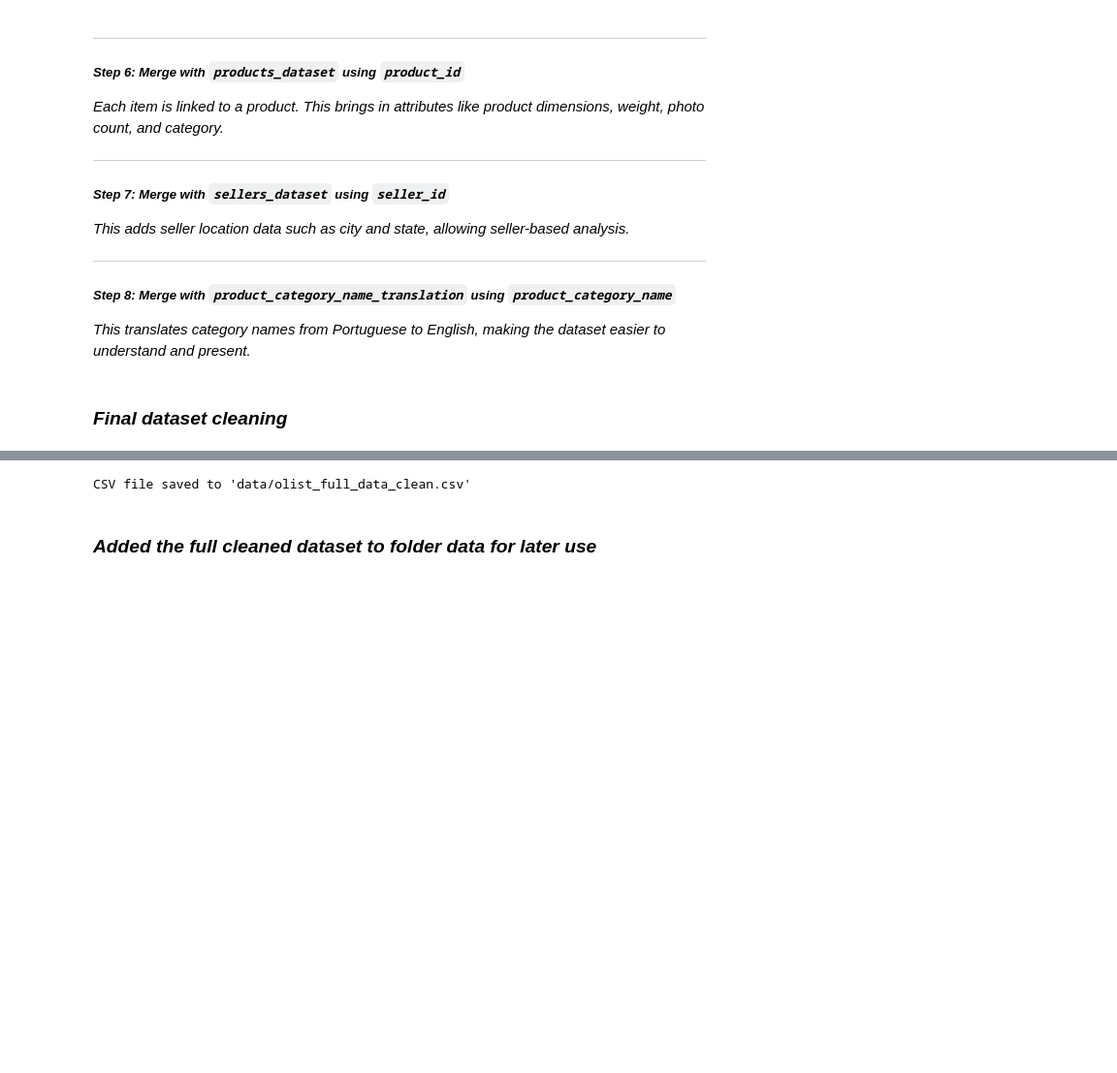
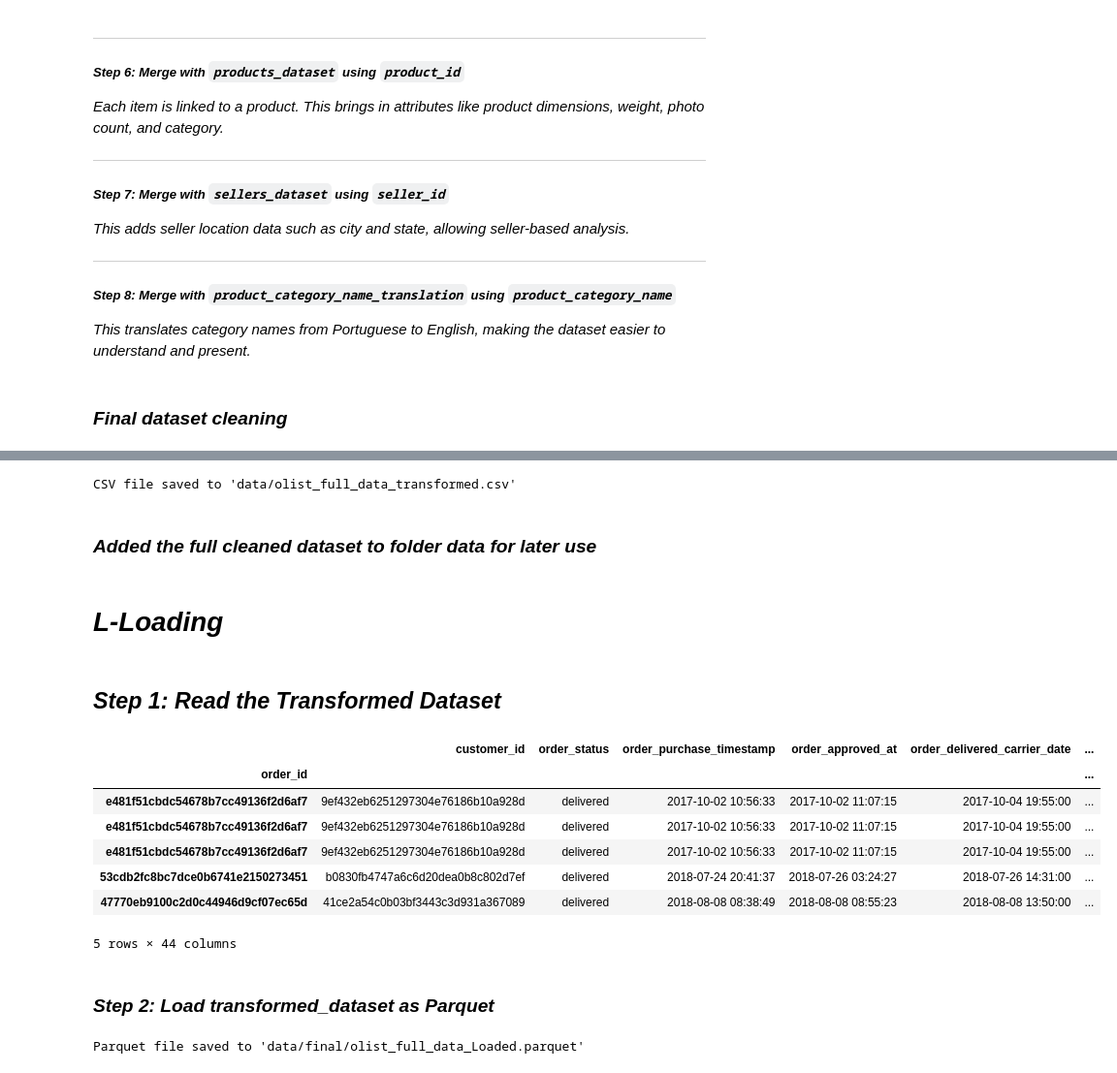
Before and after one commit to SnitTeshome/DSA2040A_DataMining_Group-8_Snit_552___Mohamed_006___Halima_315___Lesala_218, a Jupyter notebook: 1_extract_transform.ipynb, the cells around one changed output, grey strips where cells are left out. Shown at 97% size. Cells and saved outputs as stored; diff of their text form; code cells hidden in the pictures; blank space fills up the shorter version.

```diff
--- a/1_extract_transform.ipynb
+++ b/1_extract_transform.ipynb
@@ -517,9 +615,34 @@ This cleaned dataset provides a strong foundation for accurate insights and mode
 # %%
 # Saving the DataFrame to CSV
-olist_full_data_clean.to_csv('data/olist_full_data_clean.csv', index=False)
-
-print("CSV file saved to 'data/olist_full_data_clean.csv'")
+olist_full_data_clean.to_csv("data/transformed/olist_full_data_transformed.csv", index=False)
+print ("CSV file saved to 'data/olist_full_data_transformed.csv'")
 # %% [output]
-CSV file saved to 'data/olist_full_data_clean.csv'
+CSV file saved to 'data/olist_full_data_transformed.csv'
 # %% [markdown]
 ### *Added the full cleaned dataset to folder data for later use*
+# %% [markdown]
+# *L-Loading*
+# %% [markdown]
+## *Step 1: Read the Transformed Dataset*
+# %%
+# Load the full transformed dataset
+olist_full_data_transformed = pd.read_csv("data/transformed/olist_full_data_transformed.csv", index_col=0)
+# Verify successful loading
+olist_full_data_transformed.head()
+# %% [output]
+|  | customer_id | order_status | order_purchase_timestamp | order_approved_at | order_delivered_carrier_date | ... |
+| order_id |  |  |  |  |  | ... |
+| e481f51cbdc54678b7cc49136f2d6af7 | 9ef432eb6251297304e76186b10a928d | delivered | 2017-10-02 10:56:33 | 2017-10-02 11:07:15 | 2017-10-04 19:55:00 | ... |
+| e481f51cbdc54678b7cc49136f2d6af7 | 9ef432eb6251297304e76186b10a928d | delivered | 2017-10-02 10:56:33 | 2017-10-02 11:07:15 | 2017-10-04 19:55:00 | ... |
+| e481f51cbdc54678b7cc49136f2d6af7 | 9ef432eb6251297304e76186b10a928d | delivered | 2017-10-02 10:56:33 | 2017-10-02 11:07:15 | 2017-10-04 19:55:00 | ... |
+| 53cdb2fc8bc7dce0b6741e2150273451 | b0830fb4747a6c6d20dea0b8c802d7ef | delivered | 2018-07-24 20:41:37 | 2018-07-26 03:24:27 | 2018-07-26 14:31:00 | ... |
+| 47770eb9100c2d0c44946d9cf07ec65d | 41ce2a54c0b03bf3443c3d931a367089 | delivered | 2018-08-08 08:38:49 | 2018-08-08 08:55:23 | 2018-08-08 13:50:00 | ... |
+5 rows × 44 columns
+# %% [markdown]
+### *Step 2: Load transformed_dataset  as Parquet*
+# %%
+# Save the full dataset as a Parquet file
+olist_full_data_transformed.to_parquet('data/final/olist_full_data_Loaded.parquet', index=False, compression='snappy')
+print("Parquet file saved to 'data/final/olist_full_data_Loaded.parquet'")
+# %% [output]
+Parquet file saved to 'data/final/olist_full_data_Loaded.parquet'
```
Also changed, not shown: parts of 32 cells of this notebook, 3 other files.
